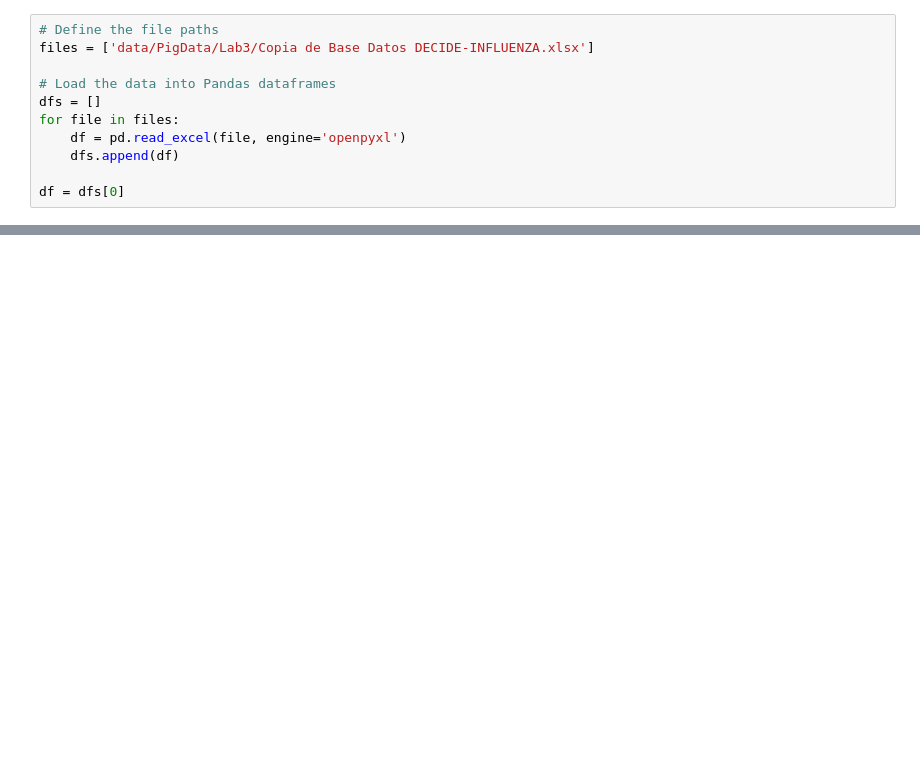
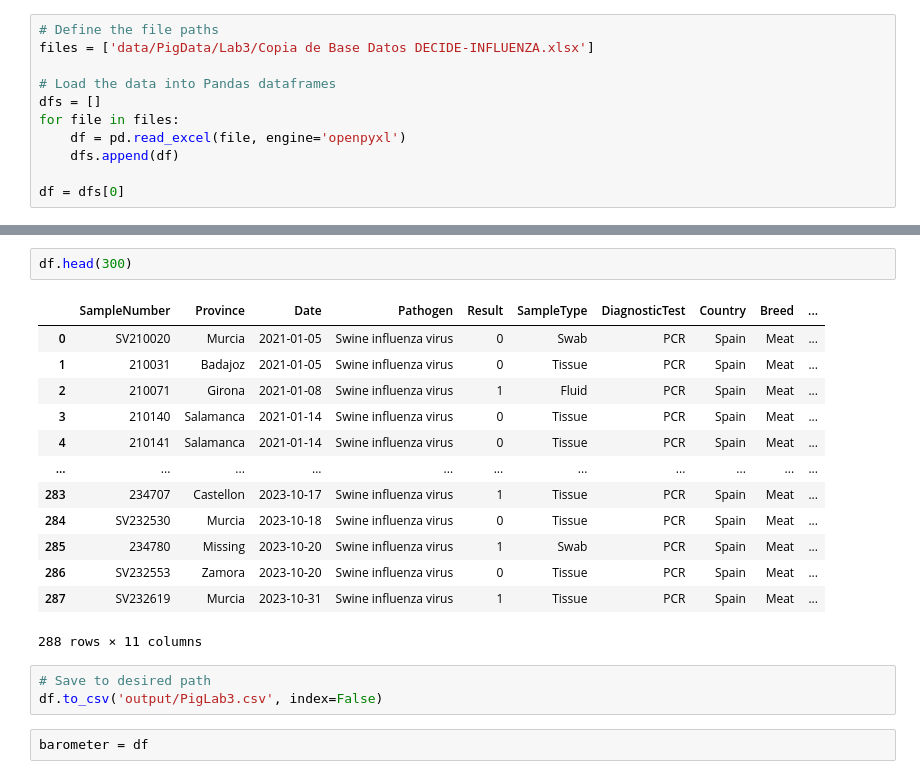
Before and after one commit to decide-project-eu/LivestockHealthOntology, a Jupyter notebook: PigLab3.ipynb, the cells around one changed output, grey strips where cells are left out. Saved outputs shown, nothing was run; the diff lists cells and outputs as text; blank space fills up the shorter version.

```diff
--- a/PigLab3.ipynb
+++ b/PigLab3.ipynb
@@ -189,0 +429,21 @@ df
+# %%
+df.head(300)
+# %% [output]
+|  | SampleNumber | Province | Date | Pathogen | Result | SampleType | DiagnosticTest | Country | Breed | ... |
+| 0 | SV210020 | Murcia | 2021-01-05 | Swine influenza virus | 0 | Swab | PCR | Spain | Meat | ... |
+| 1 | 210031 | Badajoz | 2021-01-05 | Swine influenza virus | 0 | Tissue | PCR | Spain | Meat | ... |
+| 2 | 210071 | Girona | 2021-01-08 | Swine influenza virus | 1 | Fluid | PCR | Spain | Meat | ... |
+| 3 | 210140 | Salamanca | 2021-01-14 | Swine influenza virus | 0 | Tissue | PCR | Spain | Meat | ... |
+| 4 | 210141 | Salamanca | 2021-01-14 | Swine influenza virus | 0 | Tissue | PCR | Spain | Meat | ... |
+| ... | ... | ... | ... | ... | ... | ... | ... | ... | ... | ... |
+| 283 | 234707 | Castellon | 2023-10-17 | Swine influenza virus | 1 | Tissue | PCR | Spain | Meat | ... |
+| 284 | SV232530 | Murcia | 2023-10-18 | Swine influenza virus | 0 | Tissue | PCR | Spain | Meat | ... |
+| 285 | 234780 | Missing | 2023-10-20 | Swine influenza virus | 1 | Swab | PCR | Spain | Meat | ... |
+| 286 | SV232553 | Zamora | 2023-10-20 | Swine influenza virus | 0 | Tissue | PCR | Spain | Meat | ... |
+| 287 | SV232619 | Murcia | 2023-10-31 | Swine influenza virus | 1 | Tissue | PCR | Spain | Meat | ... |
+288 rows × 11 columns
+# %%
+# Save to desired path
+df.to_csv('output/PigLab3.csv', index=False)
+# %%
+barometer = df
```
Also changed, not shown: parts of 23 cells of this notebook, 12 other files.
